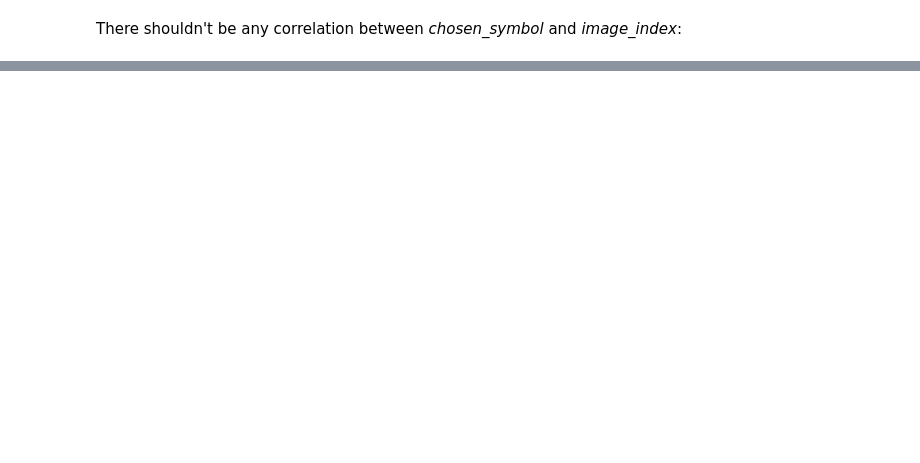
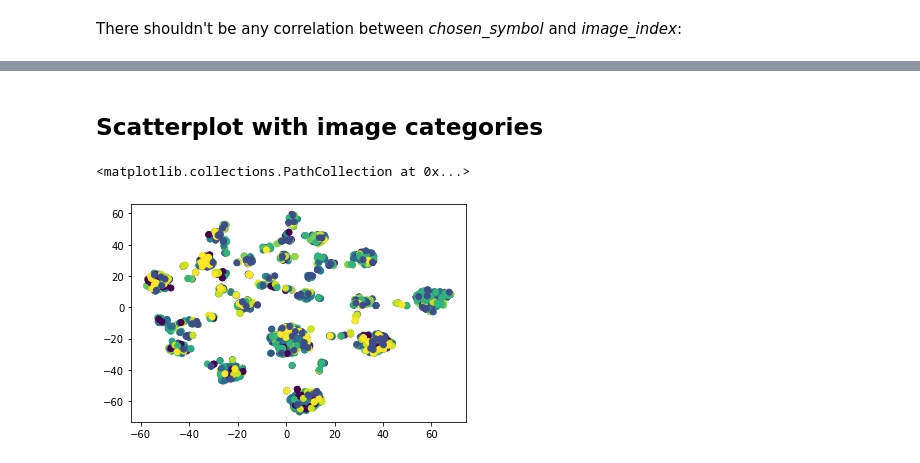
Before and after one commit to byewokko/guessing-game, a Jupyter notebook: Result analysis.ipynb, the cells around one changed output, grey strips where cells are left out. Saved outputs shown, nothing was run; the diff lists cells and outputs as text; code cells hidden in the pictures; blank space fills up the shorter version.

```diff
--- a/Result analysis.ipynb
+++ b/Result analysis.ipynb
@@ -93,0 +126,14 @@ pd.pivot_table(df, values="target_image", index=["chosen_symbol"], columns=["suc
+# %%
+data = np.zeros([len(categories), (df.loc[:, "chosen_symbol"].max() + 1)])
+for k, row in df.iterrows():
+    target = row["target_image"]
+    other = row["active_images"].split(":")
+    for img in other:
+        img = int(img)
+        if img == target:
+            data[img, row["chosen_symbol"]] += 1
+        else:
+            data[img, row["chosen_symbol"]] -= 0.1
+# data = data / data.sum(axis=1)[:, np.newaxis]
+notnan = np.where(~np.isnan(data).any(axis=1))
+data = data[notnan, :][0]
@@ -93,0 +144,3 @@ pd.pivot_table(df, values="target_image", index=["chosen_symbol"], columns=["suc
+# %%
+tsne = TSNE(n_components=2)
+reduced = tsne.fit_transform(data)
@@ -93,0 +149,7 @@ pd.pivot_table(df, values="target_image", index=["chosen_symbol"], columns=["suc
+# %% [markdown]
+## Scatterplot with image categories
+# %%
+plt.scatter(*reduced.T, c=categories[notnan])
+# %% [output]
+<matplotlib.collections.PathCollection at 0x...>
+[figure, added]
```
Also changed, not shown: parts of 18 cells of this notebook, 5 other files.
